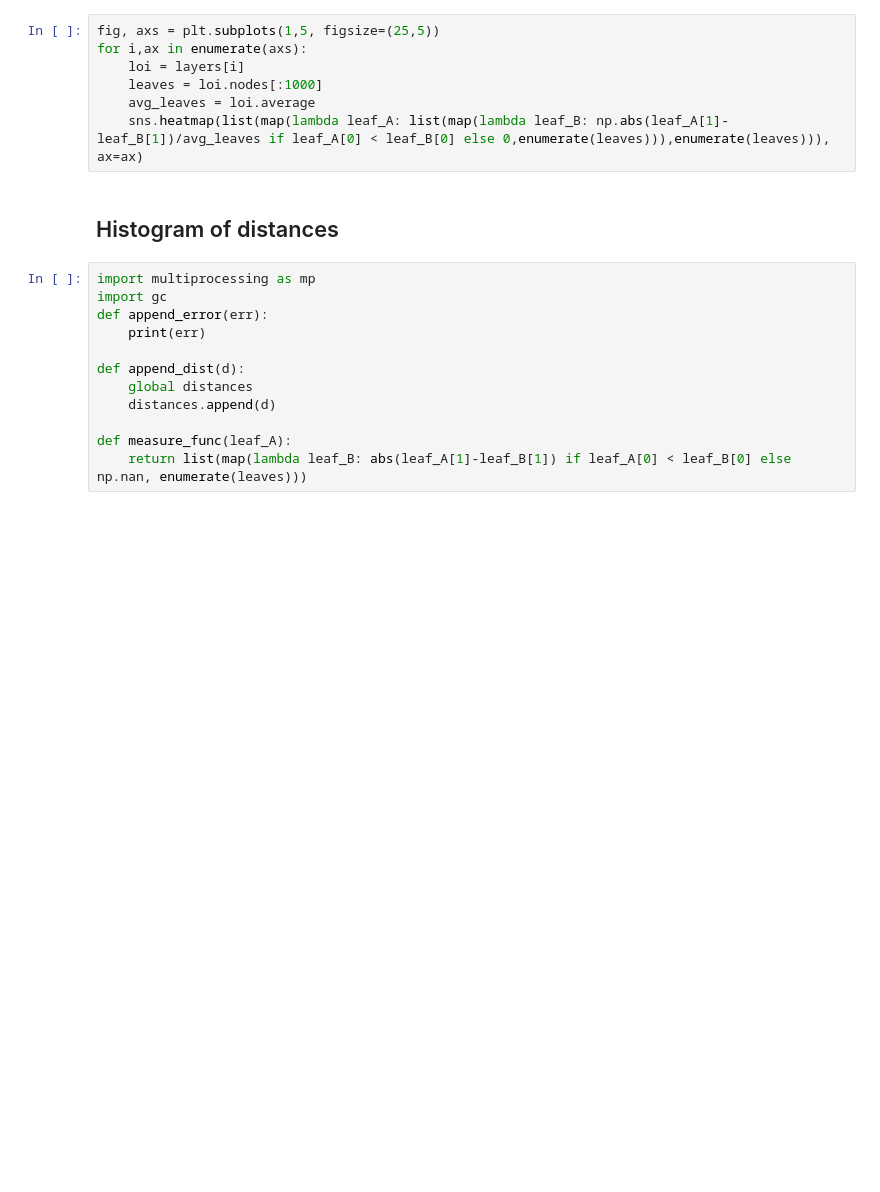
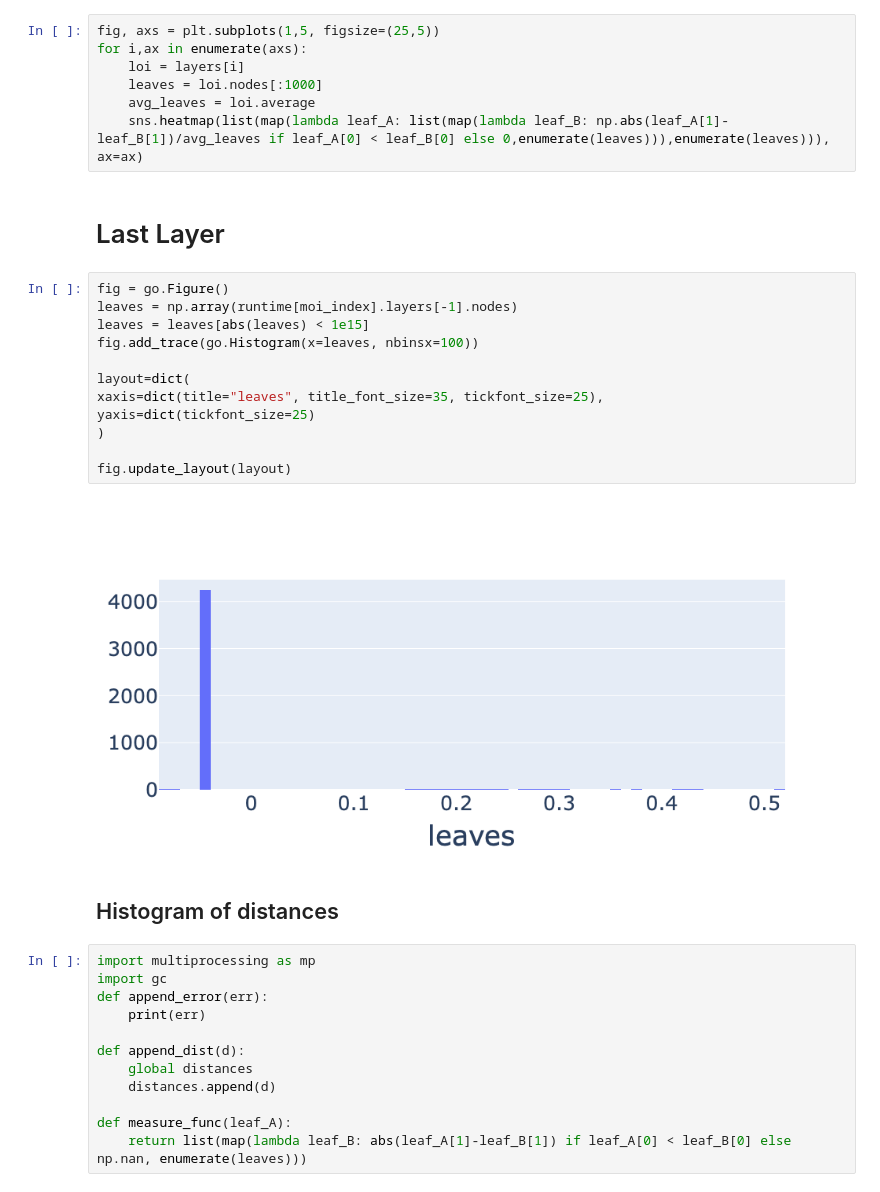
Before and after one commit to fvalle1/latentrees, a Jupyter notebook: sampletree.ipynb, the cells around one changed output. Drawn from its saved outputs; the diff is of its cells as text; blank space fills up the shorter version.

```diff
--- a/sampletree.ipynb
+++ b/sampletree.ipynb
@@ -88,6 +96,22 @@ for i,ax in enumerate(axs):
     leaves = loi.nodes[:1000]
     avg_leaves = loi.average
     sns.heatmap(list(map(lambda leaf_A: list(map(lambda leaf_B: np.abs(leaf_A[1]-leaf_B[1])/avg_leaves if leaf_A[0] < leaf_B[0] else 0,enumerate(leaves))),enumerate(leaves))), ax=ax)
+# %% [markdown]
+# Last Layer
+# %%
+fig = go.Figure()
+leaves = np.array(runtime[moi_index].layers[-1].nodes)
+leaves = leaves[abs(leaves) < 1e15]
+fig.add_trace(go.Histogram(x=leaves, nbinsx=100))
+
+layout=dict(
+xaxis=dict(title="leaves", title_font_size=35, tickfont_size=25),
+yaxis=dict(tickfont_size=25)
+)
+
+fig.update_layout(layout)
+# %% [output]
+[figure, added]
 # %% [markdown]
 ## Histogram of distances
 # %%
```
Also changed, not shown: parts of 13 cells of this notebook, 10 other files.
